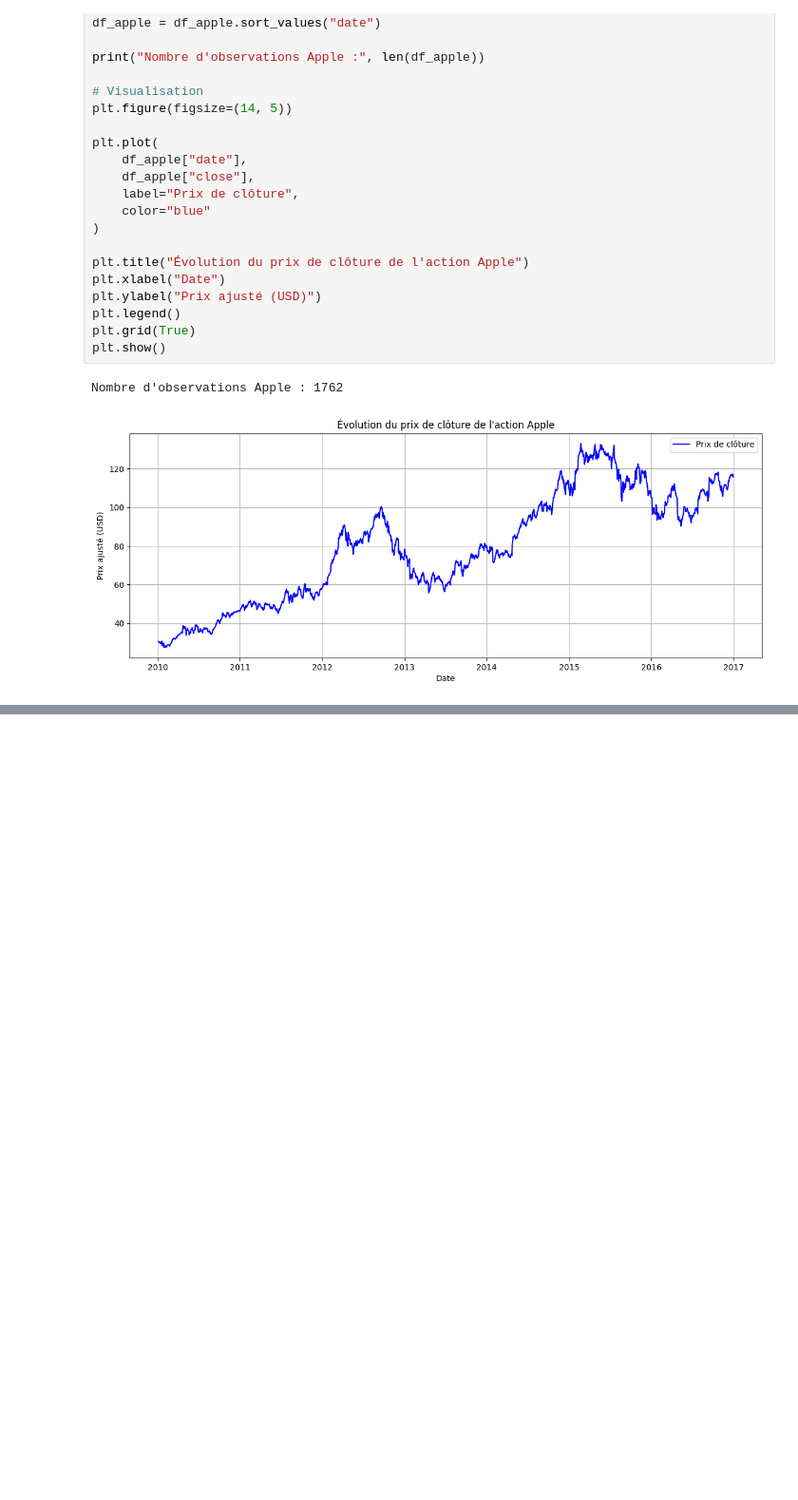
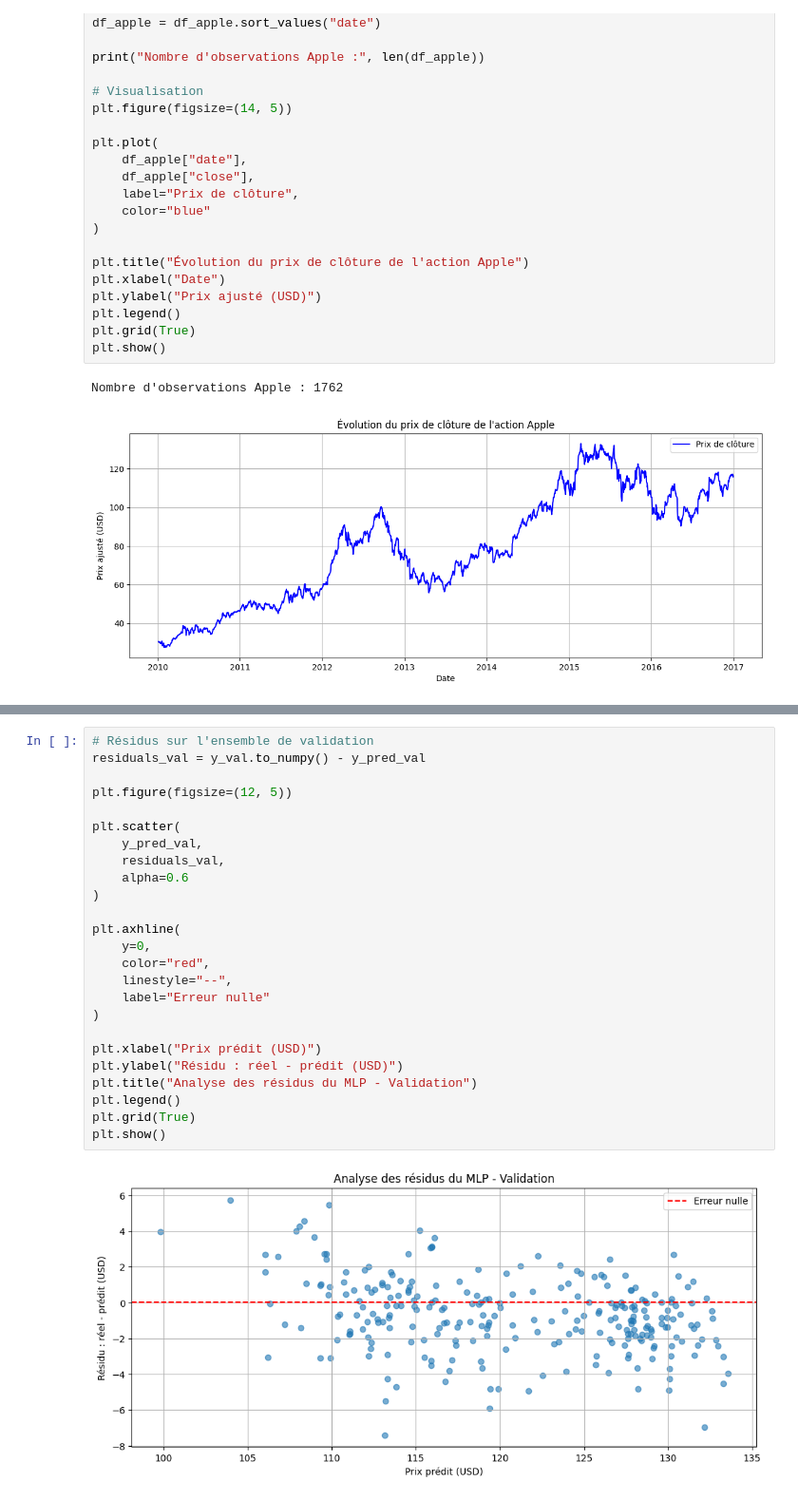
Before and after one commit to Ossel14/atelier1-deeplearning, a Jupyter notebook: notebooks/01_regression_nyse.ipynb, the cells around one changed output, grey strips where cells are left out. Shown at 95% size. Cells and saved outputs as stored; diff of their text form; blank space fills up the shorter version.

```diff
--- a/notebooks/01_regression_nyse.ipynb
+++ b/notebooks/01_regression_nyse.ipynb
@@ -266,0 +825,27 @@ Nombre d'observations Apple : 1762
+# %%
+# Résidus sur l'ensemble de validation
+residuals_val = y_val.to_numpy() - y_pred_val
+
+plt.figure(figsize=(12, 5))
+
+plt.scatter(
+    y_pred_val,
+    residuals_val,
+    alpha=0.6
+)
+
+plt.axhline(
+    y=0,
+    color="red",
+    linestyle="--",
+    label="Erreur nulle"
+)
+
+plt.xlabel("Prix prédit (USD)")
+plt.ylabel("Résidu : réel - prédit (USD)")
+plt.title("Analyse des résidus du MLP - Validation")
+plt.legend()
+plt.grid(True)
+plt.show()
+# %% [output]
+[figure, added]
```
Also changed, not shown: parts of 36 cells of this notebook.
